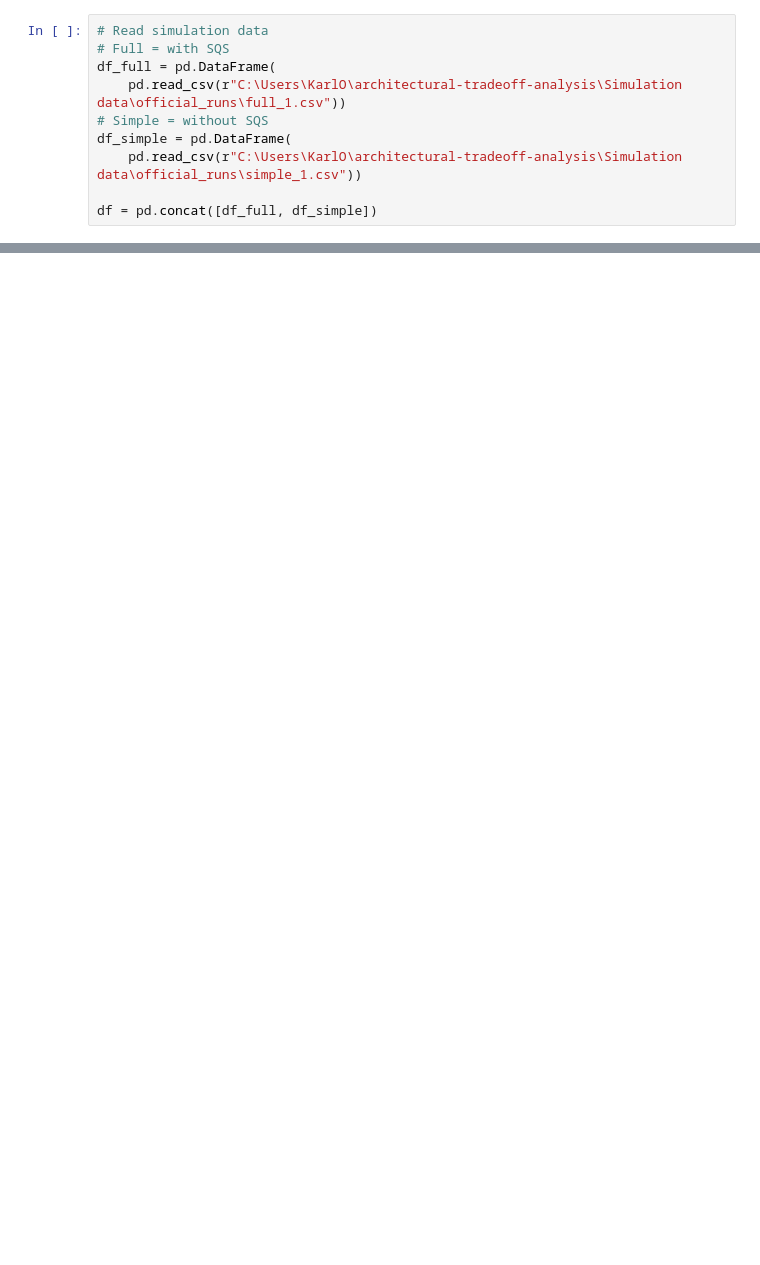
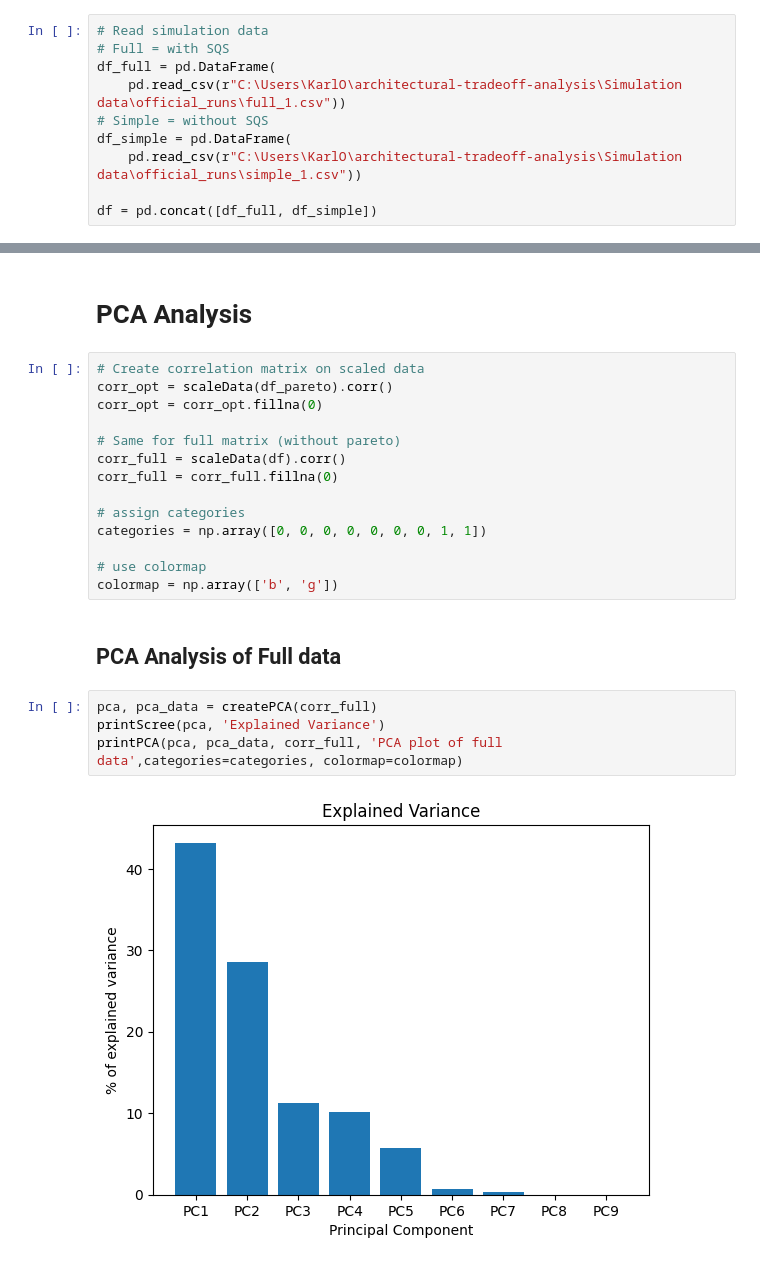
Before and after one commit to karloq/architectural-tradeoff-analysis, a Jupyter notebook: Analysis/PCA_analysis.ipynb, the cells around one changed output, grey strips where cells are left out. Saved outputs shown, nothing was run; the diff lists cells and outputs as text; blank space fills up the shorter version.

```diff
--- a/Analysis/PCA_analysis.ipynb
+++ b/Analysis/PCA_analysis.ipynb
@@ -177,0 +44,24 @@ Name: PC2, dtype: float64
+# %% [markdown]
+# PCA Analysis
+# %%
+# Create correlation matrix on scaled data
+corr_opt = scaleData(df_pareto).corr()
+corr_opt = corr_opt.fillna(0)
+
+# Same for full matrix (without pareto)
+corr_full = scaleData(df).corr()
+corr_full = corr_full.fillna(0)
+
+# assign categories
+categories = np.array([0, 0, 0, 0, 0, 0, 0, 1, 1])
+
+# use colormap
+colormap = np.array(['b', 'g'])
+# %% [markdown]
+## PCA Analysis of Full data
+# %%
+pca, pca_data = createPCA(corr_full)
+printScree(pca, 'Explained Variance')
+printPCA(pca, pca_data, corr_full, 'PCA plot of full data',categories=categories, colormap=colormap)
+# %% [output]
+[figure, added]
```
Also changed, not shown: parts of 13 cells of this notebook, 1 other file.
